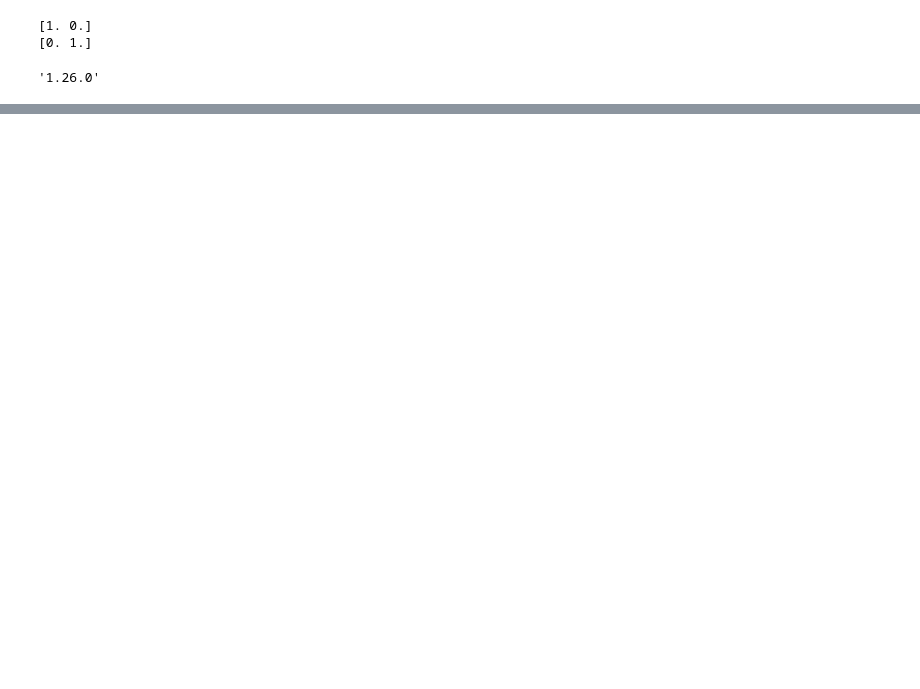
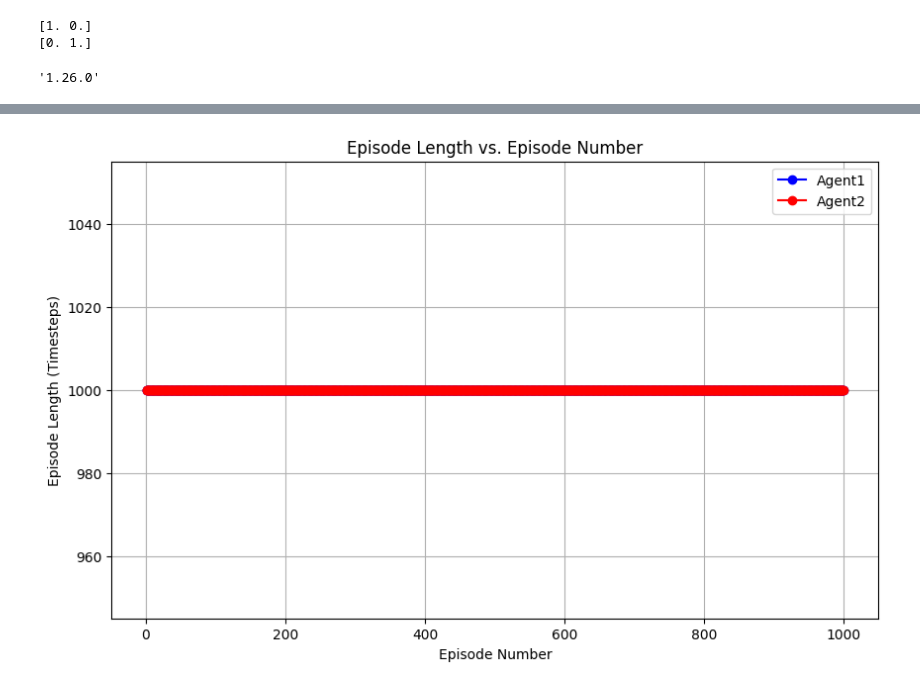
Before and after one commit to lyejy/agent-aeronauts-MARL, a Jupyter notebook: sim2_1day.ipynb, the cells around one changed output, grey strips where cells are left out. Saved outputs shown, nothing was run; the diff lists cells and outputs as text; code cells hidden in the pictures; blank space fills up the shorter version.

```diff
--- a/sim2_1day.ipynb
+++ b/sim2_1day.ipynb
@@ -896,0 +946,21 @@ plt.show()
+# %%
+# Plot episode lengths for both agents
+import matplotlib.pyplot as plt
+
+plt.figure(figsize=(10, 6))
+
+# Plot episode lengths for Agent1
+plt.plot(range(1, len(episode_lengths_agent1) + 1), episode_lengths_agent1, marker='o', linestyle='-', color='blue', label='Agent1')
+
+# Plot episode lengths for Agent2
+plt.plot(range(1, len(episode_lengths_agent2) + 1), episode_lengths_agent2, marker='o', linestyle='-', color='red', label='Agent2')
+
+plt.xlabel('Episode Number')
+plt.ylabel('Episode Length (Timesteps)')
+plt.title('Episode Length vs. Episode Number')
+
+plt.legend()
+plt.grid(True)
+plt.show()
+# %% [output]
+[figure, added]
```
Also changed, not shown: parts of 4 cells of this notebook.
